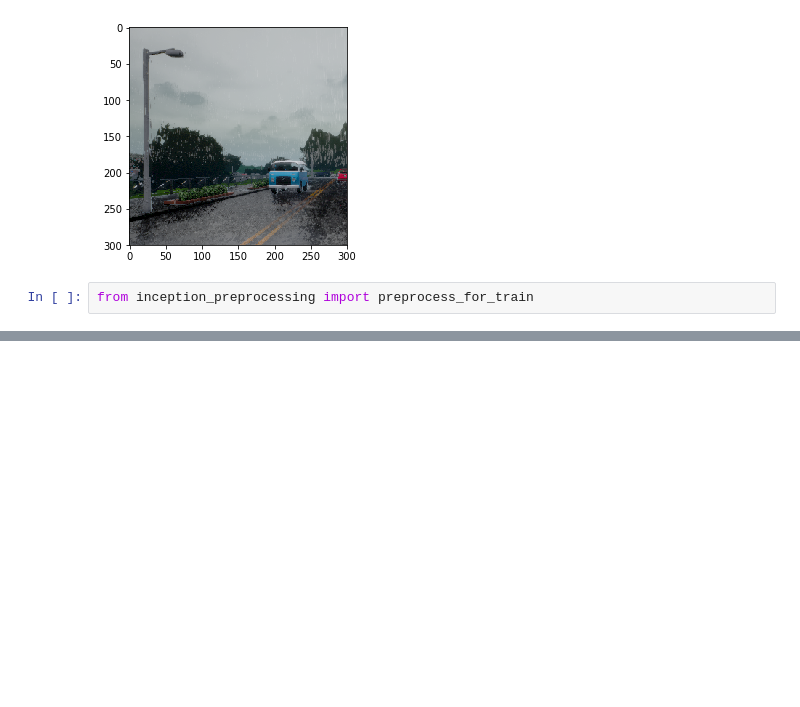
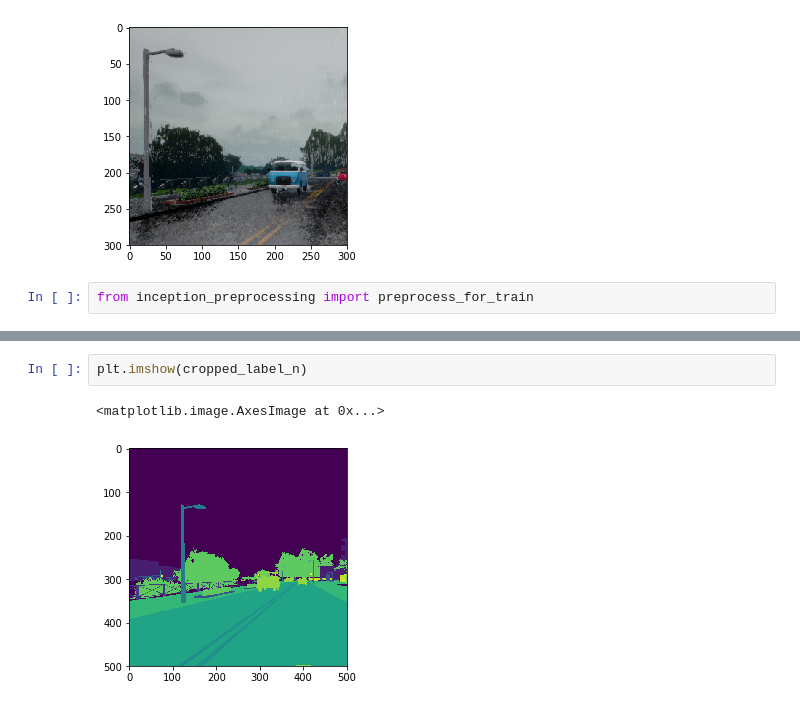
Before and after one commit to kanhua/lyft-challenge, a Jupyter notebook: Tensorflow image crop.ipynb, the cells around one changed output, grey strips where cells are left out. Cells and saved outputs as stored; diff of their text form; blank space fills up the shorter version.

```diff
--- a/Tensorflow image crop.ipynb
+++ b/Tensorflow image crop.ipynb
@@ -92,0 +82,5 @@ with tf.Session() as sess:
+# %%
+plt.imshow(cropped_label_n)
+# %% [output]
+<matplotlib.image.AxesImage at 0x...>
+[figure, added]
```
Also changed, not shown: parts of 12 cells of this notebook, 4 other files.
